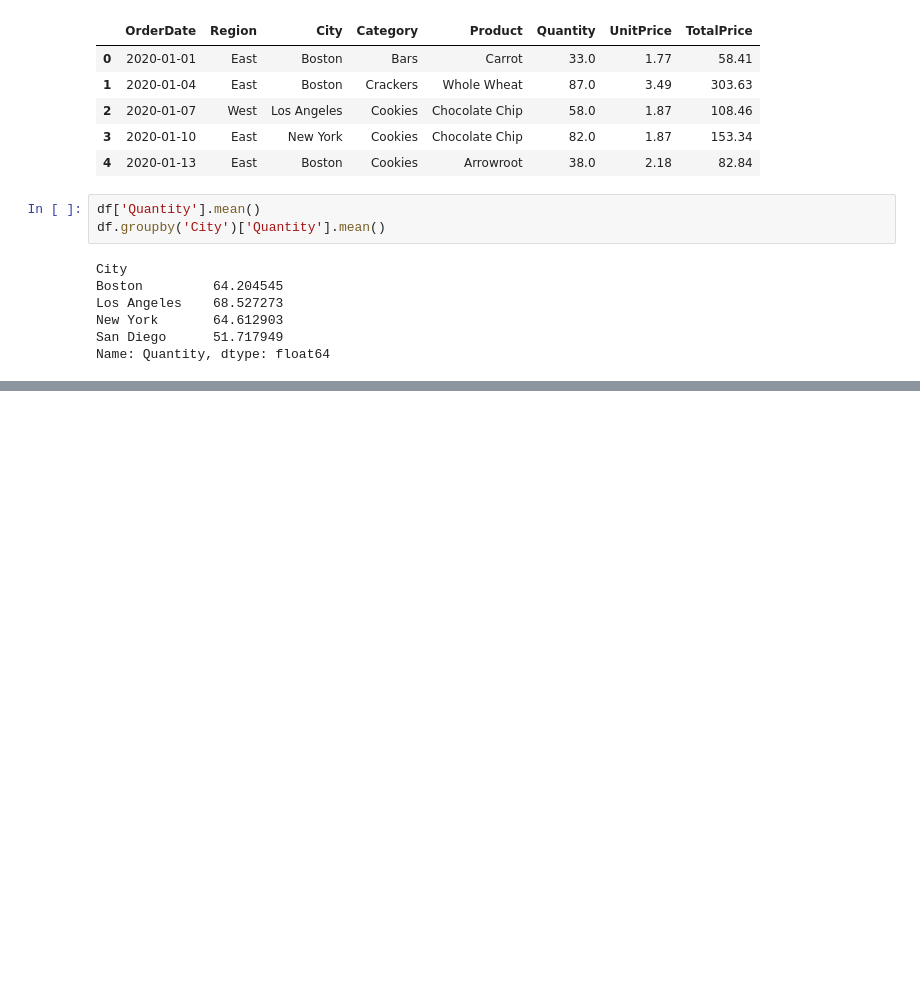
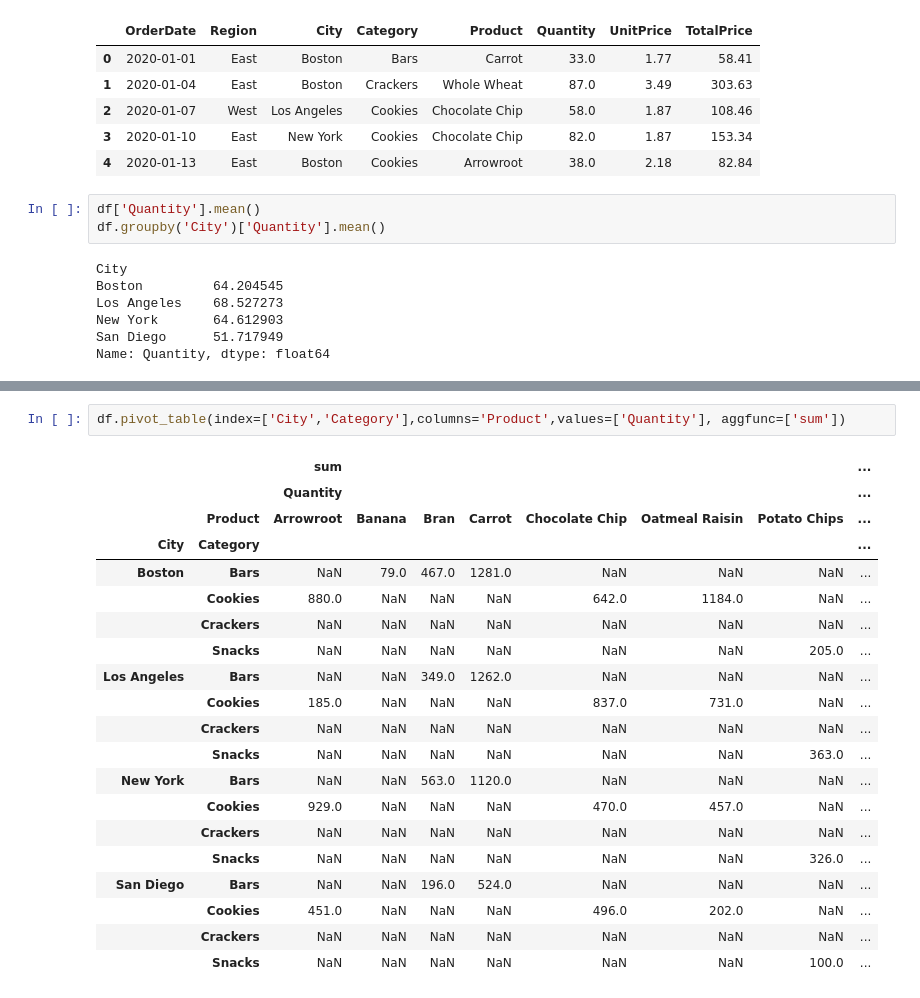
Before and after one commit to sledhead/python_core_test, a Jupyter notebook: excel_test.ipynb, the cells around one changed output, grey strips where cells are left out. Drawn from its saved outputs; the diff is of its cells as text; blank space fills up the shorter version.

```diff
--- a/excel_test.ipynb
+++ b/excel_test.ipynb
@@ -165,0 +180,23 @@ df.pivot_table(index='City',columns='Category',values='TotalPrice')
+# %%
+df.pivot_table(index=['City','Category'],columns='Product',values=['Quantity'], aggfunc=['sum'])
+# %% [output]
+|  |  | sum |  |  |  |  |  |  | ... |
+|  |  | Quantity |  |  |  |  |  |  | ... |
+|  | Product | Arrowroot | Banana | Bran | Carrot | Chocolate Chip | Oatmeal Raisin | Potato Chips | ... |
+| City | Category |  |  |  |  |  |  |  | ... |
+| Boston | Bars | NaN | 79.0 | 467.0 | 1281.0 | NaN | NaN | NaN | ... |
+|  | Cookies | 880.0 | NaN | NaN | NaN | 642.0 | 1184.0 | NaN | ... |
+|  | Crackers | NaN | NaN | NaN | NaN | NaN | NaN | NaN | ... |
+|  | Snacks | NaN | NaN | NaN | NaN | NaN | NaN | 205.0 | ... |
+| Los Angeles | Bars | NaN | NaN | 349.0 | 1262.0 | NaN | NaN | NaN | ... |
+|  | Cookies | 185.0 | NaN | NaN | NaN | 837.0 | 731.0 | NaN | ... |
+|  | Crackers | NaN | NaN | NaN | NaN | NaN | NaN | NaN | ... |
+|  | Snacks | NaN | NaN | NaN | NaN | NaN | NaN | 363.0 | ... |
+| New York | Bars | NaN | NaN | 563.0 | 1120.0 | NaN | NaN | NaN | ... |
+|  | Cookies | 929.0 | NaN | NaN | NaN | 470.0 | 457.0 | NaN | ... |
+|  | Crackers | NaN | NaN | NaN | NaN | NaN | NaN | NaN | ... |
+|  | Snacks | NaN | NaN | NaN | NaN | NaN | NaN | 326.0 | ... |
+| San Diego | Bars | NaN | NaN | 196.0 | 524.0 | NaN | NaN | NaN | ... |
+|  | Cookies | 451.0 | NaN | NaN | NaN | 496.0 | 202.0 | NaN | ... |
+|  | Crackers | NaN | NaN | NaN | NaN | NaN | NaN | NaN | ... |
+|  | Snacks | NaN | NaN | NaN | NaN | NaN | NaN | 100.0 | ... |
```
Also changed, not shown: parts of 1 cell of this notebook.
